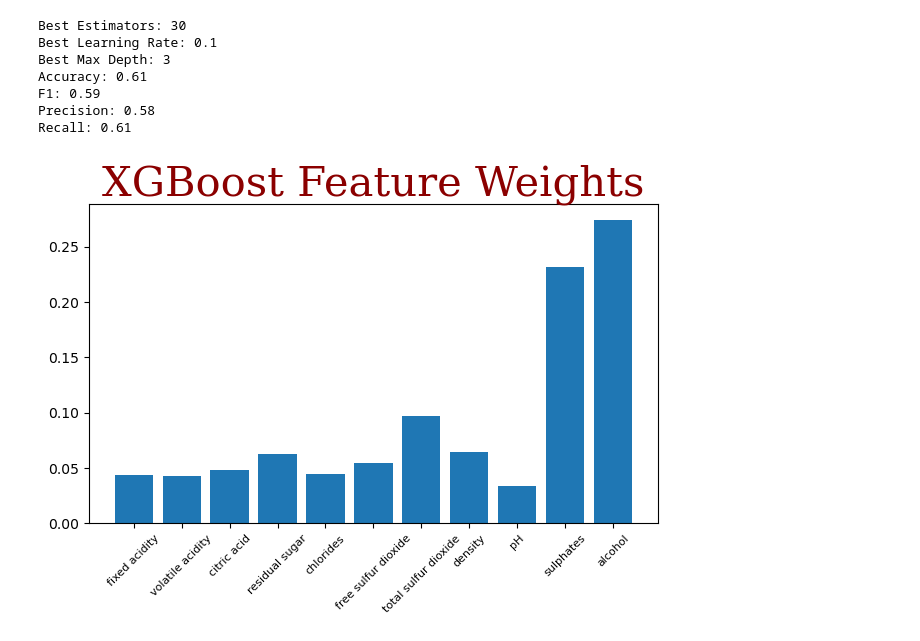
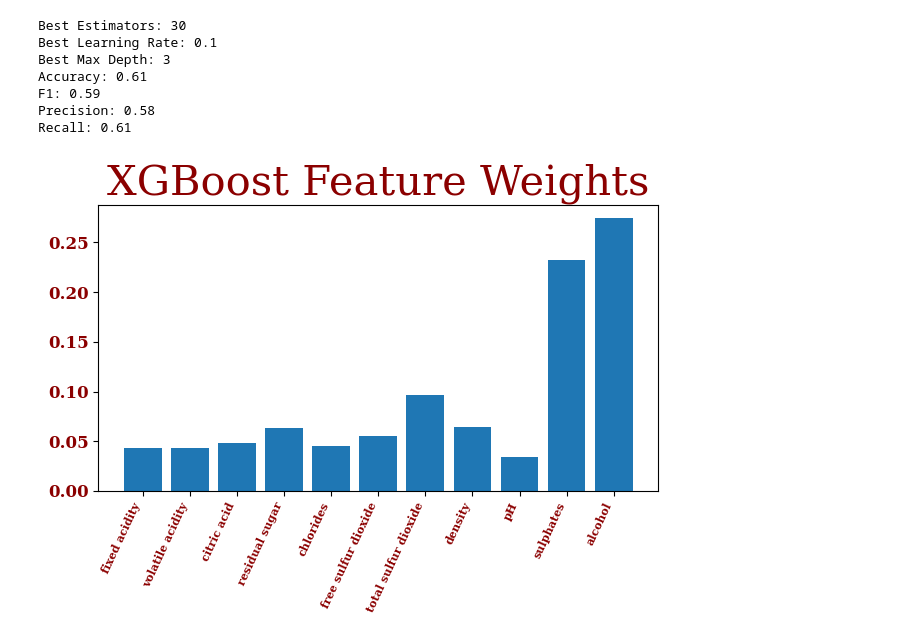
Before and after one commit to Nicholas-Simpson/Project-4, a Jupyter notebook: XGB_Classifier.ipynb, the cells around one changed output. Cells and saved outputs as stored; diff of their text form; code cells hidden in the pictures.

```diff
--- a/XGB_Classifier.ipynb
+++ b/XGB_Classifier.ipynb
@@ -142,17 +142,18 @@ Recall: 0.61
 # %%
 from matplotlib import pyplot as plt
 
 font = {'family': 'serif',
         'color':  'darkred',
         'weight': 'normal',
         'size': 30,
         }
 
 plt.bar(final_model.feature_names_in_, final_model.feature_importances_)
-plt.xticks(rotation=45,fontsize=8)
+plt.xticks(rotation=65,fontsize=8,weight='bold',horizontalalignment='right',color='darkred',family='serif')
+plt.yticks(fontsize=12,weight='bold',color='darkred',family='serif')
 plt.title("XGBoost Feature Weights",fontdict=font)
 plt.tight_layout()
 plt.savefig("xgboost_features.png")
 plt.show()
 # %% [output]
-[figure, old version]
+[figure, new version]
```
Also changed, not shown: 1 other file.
